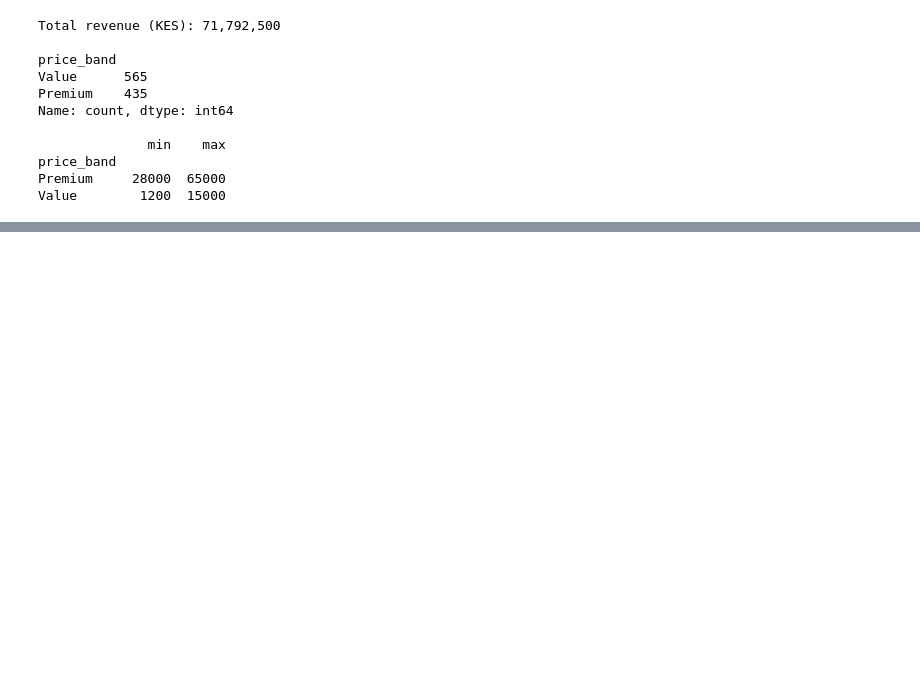
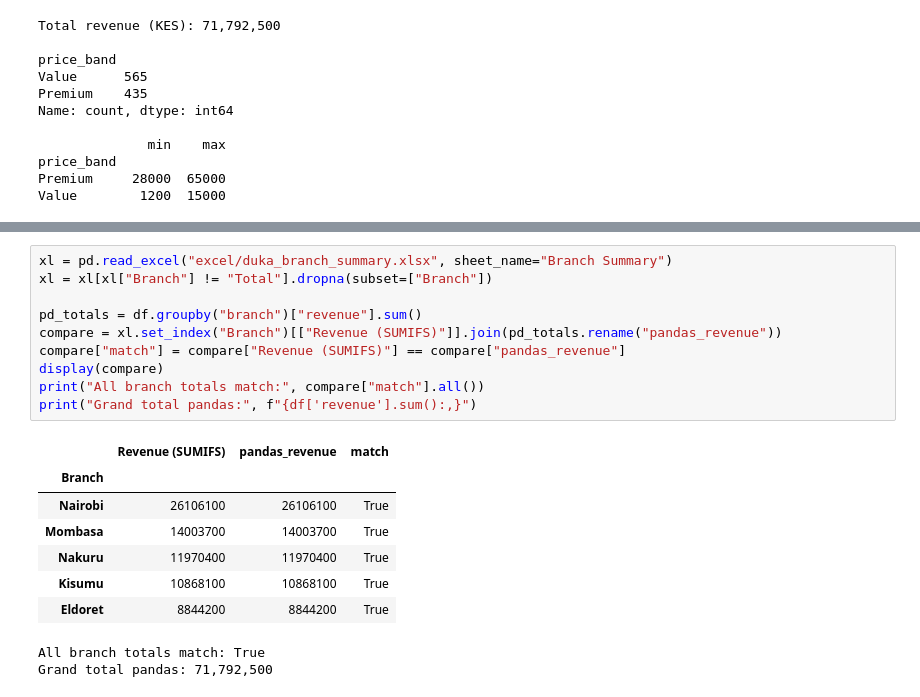
Before and after one commit to erickodiwuor014-max/plp-da-a3-duka-sales-and-agent-cleanup, a Jupyter notebook: duka_sales_exploration.ipynb, the cells around one changed output, grey strips where cells are left out. Cells and saved outputs as stored; diff of their text form; blank space fills up the shorter version.

```diff
--- a/duka_sales_exploration.ipynb
+++ b/duka_sales_exploration.ipynb
@@ -161,0 +381,20 @@ Value        1200  15000
+# %%
+xl = pd.read_excel("excel/duka_branch_summary.xlsx", sheet_name="Branch Summary")
+xl = xl[xl["Branch"] != "Total"].dropna(subset=["Branch"])
+
+pd_totals = df.groupby("branch")["revenue"].sum()
+compare = xl.set_index("Branch")[["Revenue (SUMIFS)"]].join(pd_totals.rename("pandas_revenue"))
+compare["match"] = compare["Revenue (SUMIFS)"] == compare["pandas_revenue"]
+display(compare)
+print("All branch totals match:", compare["match"].all())
+print("Grand total pandas:", f"{df['revenue'].sum():,}")
+# %% [output]
+|  | Revenue (SUMIFS) | pandas_revenue | match |
+| Branch |  |  |  |
+| Nairobi | 26106100 | 26106100 | True |
+| Mombasa | 14003700 | 14003700 | True |
+| Nakuru | 11970400 | 11970400 | True |
+| Kisumu | 10868100 | 10868100 | True |
+| Eldoret | 8844200 | 8844200 | True |
+All branch totals match: True
+Grand total pandas: 71,792,500
```
Also changed, not shown: parts of 16 cells of this notebook.
